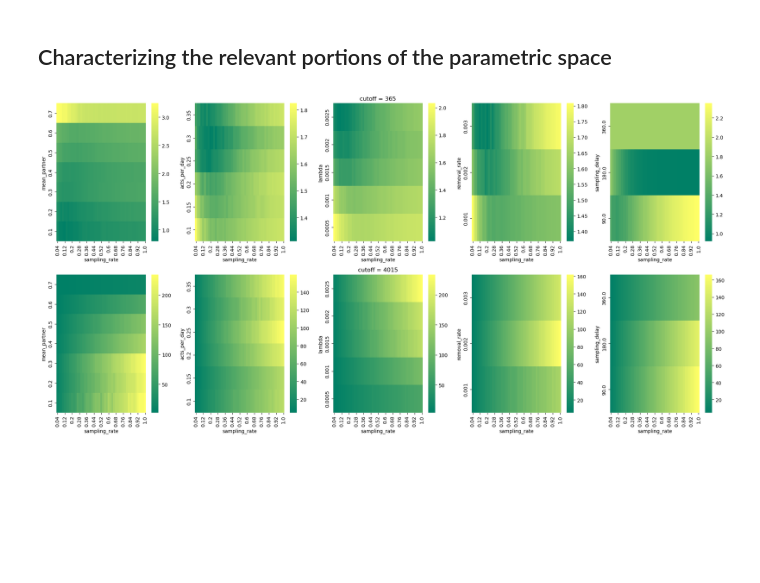
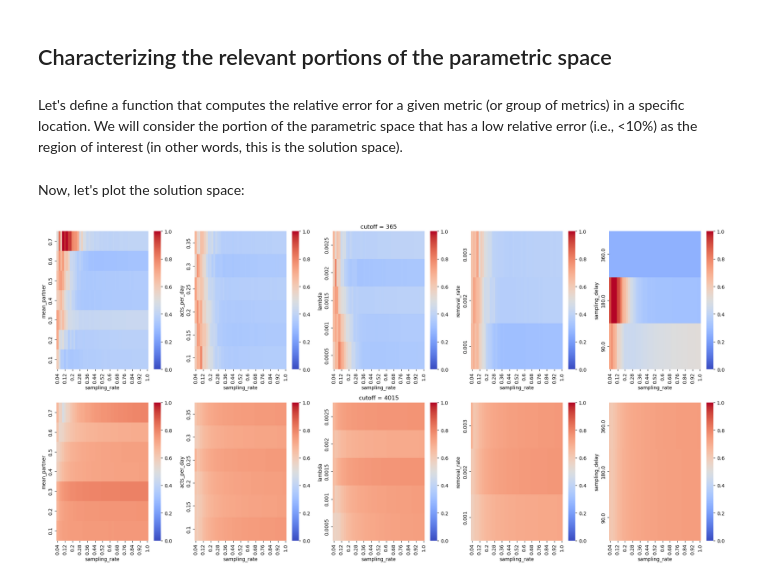
Before and after one commit to JHerbeck-IDM/ClusterSim, a Jupyter notebook: python/08_cluster_stats_sweeps_analysis.ipynb, the cells around one changed output. Drawn from its saved outputs; the diff is of its cells as text; code cells hidden in the pictures; blank space fills up the shorter version.

Commit message:
update parameter sweep plots

```diff
--- a/python/08_cluster_stats_sweeps_analysis.ipynb
+++ b/python/08_cluster_stats_sweeps_analysis.ipynb
@@ -372,3 +388,5 @@ _, _ = params_pairplots( results,
 [figure]
 # %% [markdown]
 ## Characterizing the relevant portions of the parametric space
+# %% [markdown]
+Let's define a function that computes the relative error for a given metric (or group of metrics) in a specific location.  We will consider the portion of the parametric space that has a low relative error (i.e., <10%) as the region of interest (in other words, this is the solution space).
@@ -375,39 +421,39 @@ _, _ = params_pairplots( results,
+# %% [markdown]
+Now, let's plot the solution space:
 # %%
-params = [ 'mean_partner', 'acts_per_day', 'lambda', 'removal_rate', 'sampling_delay']
+# Define the parameters and cutoffs we are interested in
+params = [ 'mean_partner', 'acts_per_day', 'lambda', 'removal_rate', 'sampling_delay' ]
+cutoffs = [ 365, 4015 ]
 n = len(params)
 
-results['error_cluster_size_mean_zambia'] = abs( results['cluster_size_mean']  \
-                                                - pangea_data[pangea_data['location']=='PopART, Zambia']['cluster size (mean)'].values[0] )  \
-                                             / pangea_data[pangea_data['location']=='PopART, Zambia']['cluster size (mean)'].values[0]
+# Compute the relative error
+results['relative_error'] = get_relative_error( results    , ['cluster_size_mean'  , 'reff'],
+                                                pangea_data, ['cluster size (mean)', 'R0'  ],
+                                                location = 'PopART, Zambia'
+                                               )
 
-results['error_cluster_size_mean_r0_zambia'] = abs( results['cluster_size_mean']  \
-                                                - pangea_data[pangea_data['location']=='PopART, Zambia']['cluster size (mean)'].values[0] )  \
-                                               / pangea_data[pangea_data['location']=='PopART, Zambia']['cluster size (mean)'].values[0]  \
-                                              +abs( results['reff'] \
-                                                - pangea_data[pangea_data['location']=='PopART, Zambia']['R0'].values[0] )  \
-                                                / pangea_data[pangea_data['location']=='PopART, Zambia']['R0'].values[0]
+# Draw the figure
+fig_error, axs_error = plt.subplots( len(cutoffs), n, figsize=(20,5*len(cutoffs)) )
 
-
-fig_e_zambia, axs_e_zambia = plt.subplots( len(cutoffs), n, figsize=(20,10) )
-
+cbar_max = results['relative_error'].max()
 for j, param_name in enumerate(params):
     data = results.groupby( [param_name, 'cutoff', 'sampling_rate'] ).mean().reset_index()
     for i in range(len(cutoffs)):
         data_cutoff = data[ data['cutoff']==cutoffs[i] ]
         seaborn.heatmap( data_cutoff.pivot( index   = param_name,
                                             columns = 'sampling_rate',
-                                            values  = 'error_cluster_size_mean_r0_zambia'
+                                            values  = 'relative_error'
                                            ),
-                             #vmin = 0,
-                             #vmax = 5,
-                             cmap = 'summer',
-                             ax   = axs_e_zambia[i,j]
+                             vmin = 0,
+                             vmax = 1,#cbar_max,
+                             cmap = 'coolwarm',
+                             ax   = axs_error[i,j]
                            )
-        axs_e_zambia[i,j].invert_yaxis()
+        axs_error[i,j].invert_yaxis()
 
 for i in range(len(cutoffs)):
-    axs_e_zambia[i, int(len(params)/2)].set_title( 'cutoff = ' + str(cutoffs[i]) )
+    axs_error[i, int(len(params)/2)].set_title( 'cutoff = ' + str(cutoffs[i]) )
 
-fig_e_zambia.tight_layout()
+fig_error.tight_layout()
 # %% [output]
-[figure, old version]
+[figure, new version]
```
Also changed, not shown: parts of 6 cells of this notebook.
